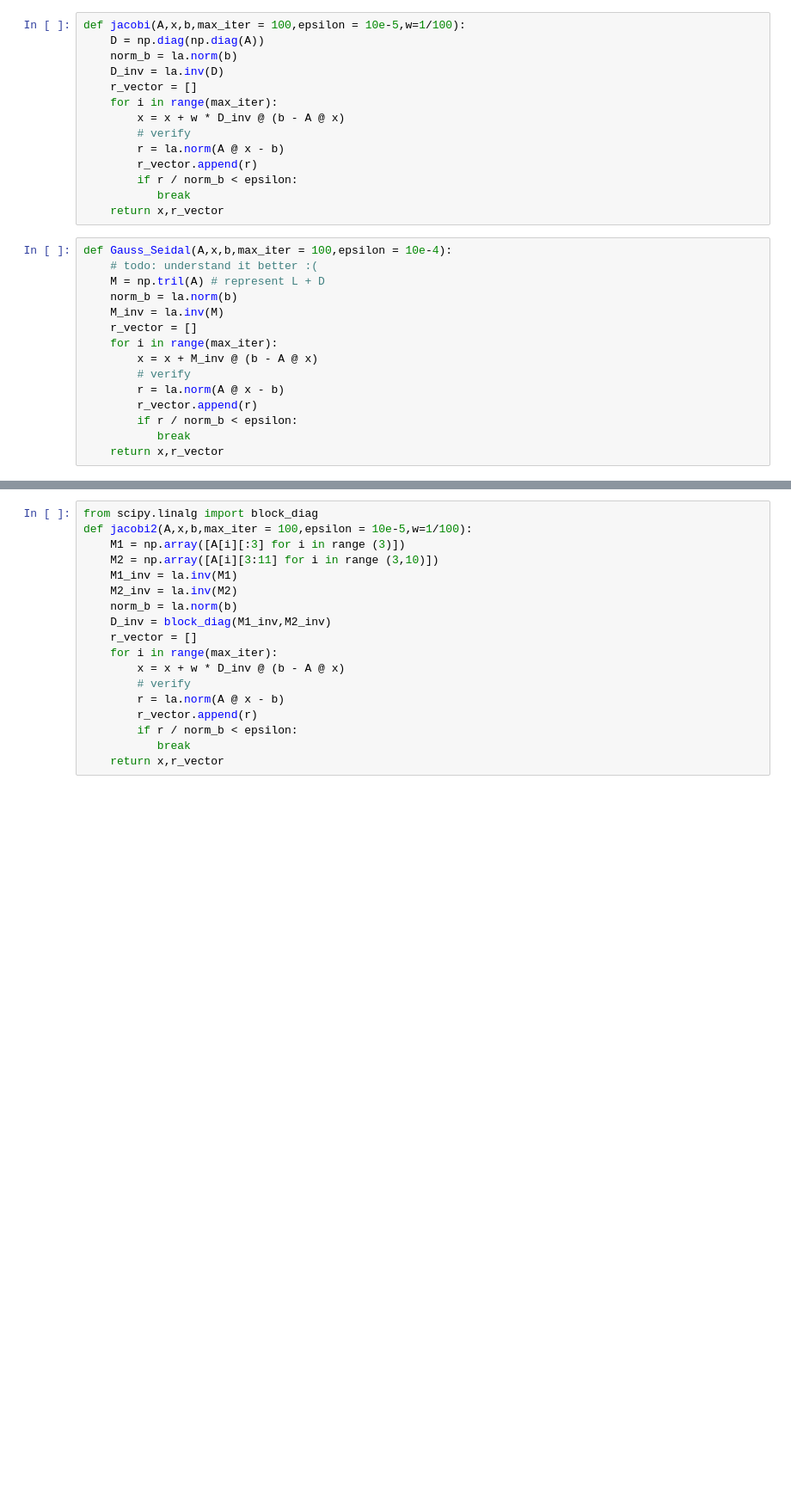
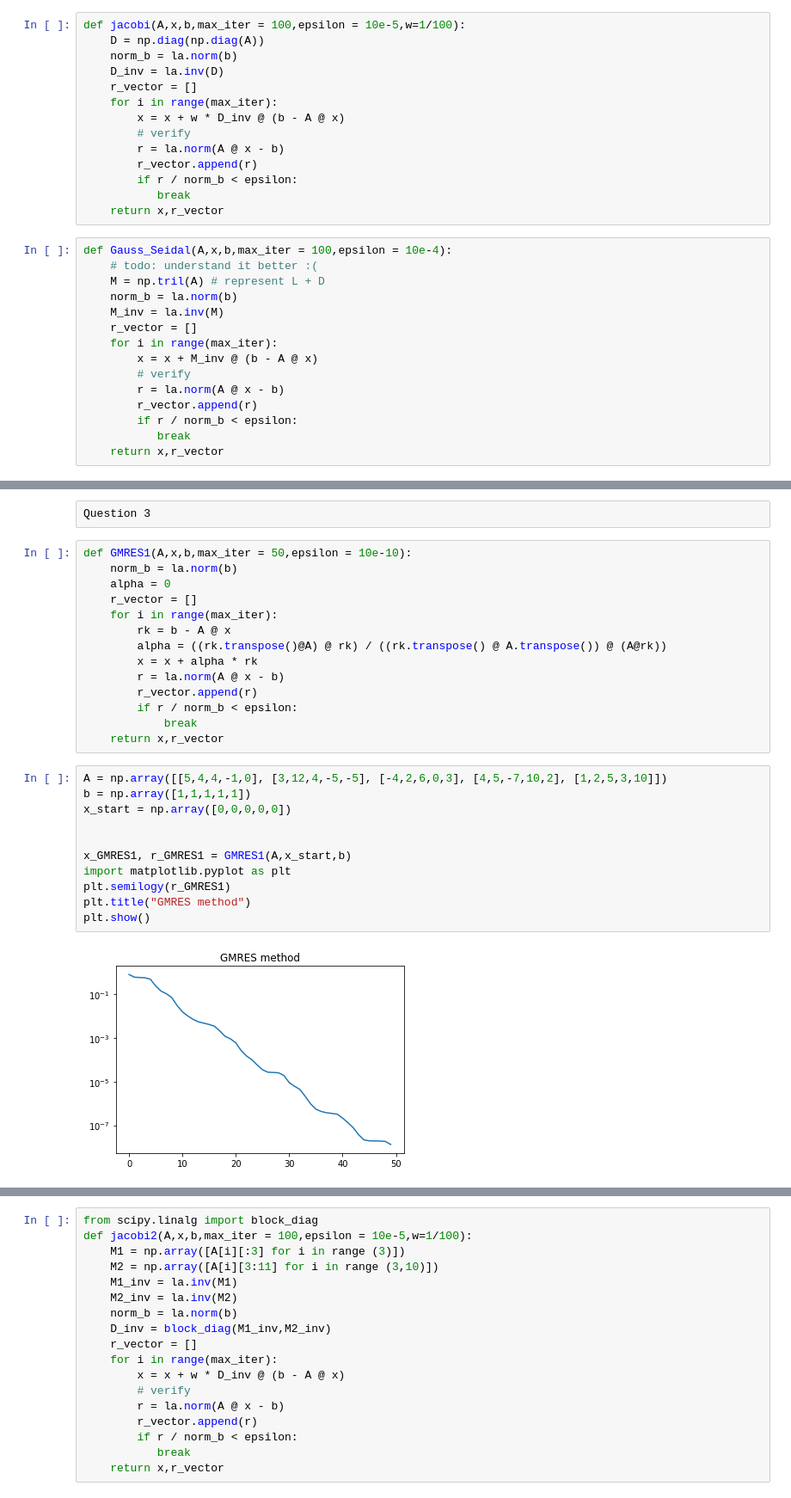
Before and after one commit to Yuval-Sharon/opt_hw_1, a Jupyter notebook: opt2.ipynb, the cells around one changed output, grey strips where cells are left out. Shown at 86% size. Drawn from its saved outputs; the diff is of its cells as text; blank space fills up the shorter version.

```diff
--- a/opt2.ipynb
+++ b/opt2.ipynb
@@ -105,0 +120,29 @@ type <class 'numpy.ndarray'>
+# %% [raw]
+Question 3
+# %%
+def GMRES1(A,x,b,max_iter = 50,epsilon = 10e-10):
+    norm_b = la.norm(b)
+    alpha = 0
+    r_vector = []
+    for i in range(max_iter):
+        rk = b - A @ x
+        alpha = ((rk.transpose()@A) @ rk) / ((rk.transpose() @ A.transpose()) @ (A@rk))
+        x = x + alpha * rk
+        r = la.norm(A @ x - b)
+        r_vector.append(r)
+        if r / norm_b < epsilon:
+            break
+    return x,r_vector
+# %%
+A = np.array([[5,4,4,-1,0], [3,12,4,-5,-5], [-4,2,6,0,3], [4,5,-7,10,2], [1,2,5,3,10]])
+b = np.array([1,1,1,1,1])
+x_start = np.array([0,0,0,0,0])
+
+
+x_GMRES1, r_GMRES1 = GMRES1(A,x_start,b)
+import matplotlib.pyplot as plt
+plt.semilogy(r_GMRES1)
+plt.title("GMRES method")
+plt.show()
+# %% [output]
+[figure, added]
```
Also changed, not shown: parts of 13 cells of this notebook.
